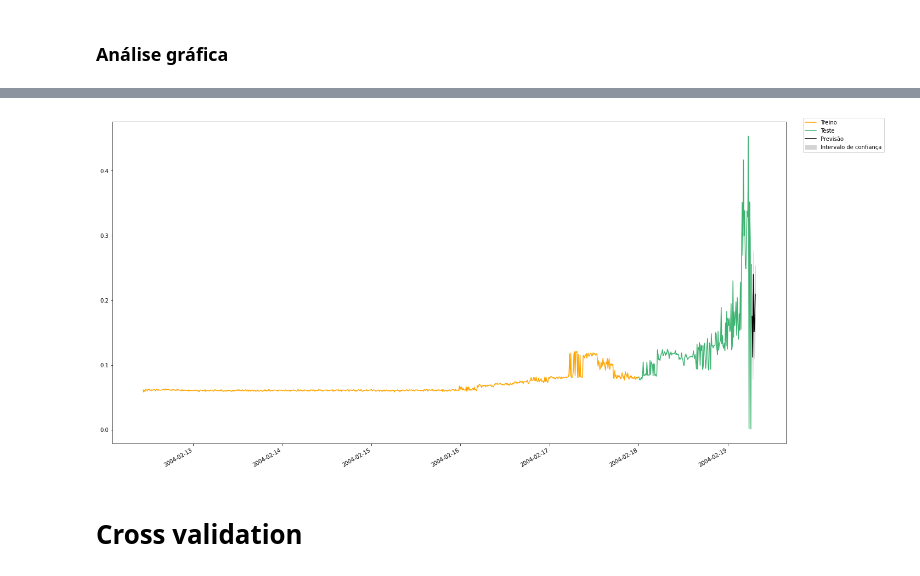
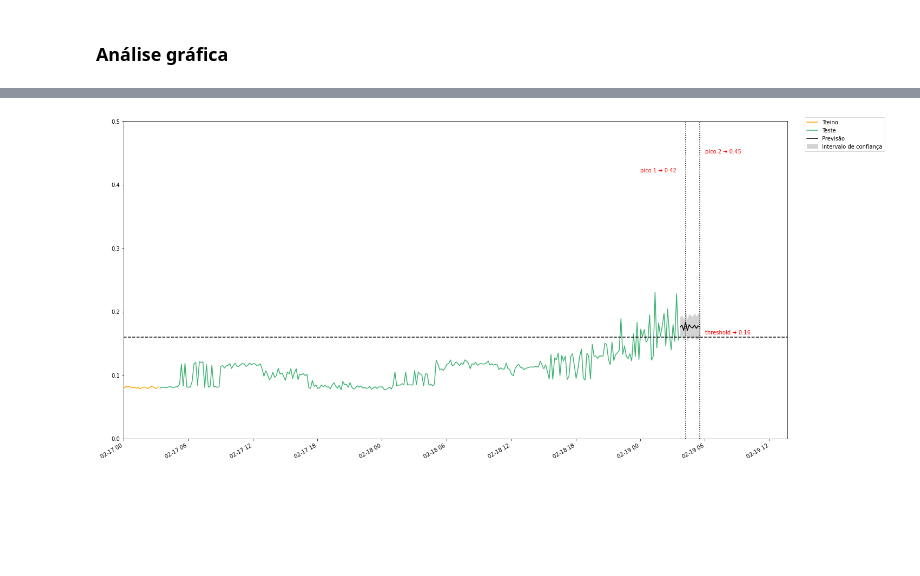
Before and after one commit to victorpecine/forecast, a Jupyter notebook: analise_vibracao.ipynb, the cells around one changed output, grey strips where cells are left out. Saved outputs shown, nothing was run; the diff lists cells and outputs as text; code cells hidden in the pictures; blank space fills up the shorter version.

```diff
--- a/analise_vibracao.ipynb
+++ b/analise_vibracao.ipynb
@@ -139,6 +171,6 @@ ARIMA(order=(3, 1, 2), scoring_args={}, suppress_warnings=True,
 # %%
-modelo = ARIMA(endog=df_rolamento,
-               order=(3, 1, 2),
+modelo = ARIMA(endog=df,
+               order=(2, 1, 5),
                freq='10min')
 
 results = modelo.fit()
@@ -161,3 +189,9 @@ test = df_rolamento.loc[df_rolamento.index >= '2004-02-18']
+# %%
+tam_treino = int(round(len(df) * 0.7, 0))
+# %%
+train = df.iloc[:tam_treino]
+
+test = df.iloc[tam_treino:]
 # %% [markdown]
 ## Interpolação
 # %% [markdown]
@@ -226,7 +285,7 @@ mae
 # %% [markdown]
 ## Extrapolação
 # %%
-pred_uc = results.get_forecast(steps=6) # 6*10 min = 60 minutos à frente
+pred_uc = results.get_forecast(steps=12) # Em cada passo deve ser considerado 10 min
 # %% [markdown]
 ### Intervalo de confiança
 # %%
@@ -237,6 +296,7 @@ pred_ic = pred_uc.conf_int()
 fig, ax = plt.subplots(figsize=(22, 12))
 
 train.plot(ax=ax, color='orange')
+
 test.plot(ax=ax, color='mediumseagreen')
 
 pred_uc.predicted_mean.plot(ax=ax, color='k')
@@ -248,4 +308,28 @@ ax.fill_between(pred_ic.index,
 
 ax.legend(labels=['Treino', 'Teste', 'Previsão', 'Intervalo de confiança'],
           bbox_to_anchor=(1.15, 1.02))
+
+ax.set_xlim(pd.to_datetime('2004-02-17'))
+ax.set_ylim(0, 0.5)
+
+ax.axvline('2004-02-19 04:12:39', color='black', linestyle=':')
+
+ax.axvline('2004-02-19 05:32:39', color='black', linestyle=':')
+
+ax.axhline(lim_sup, color='black', linestyle='--')
+
+ax.annotate(s='threshold ➜ ' + str(lim_sup),
+            xy=(pd.to_datetime('2004-02-19'), lim_sup),
+            xytext=(pd.to_datetime('2004-02-19 06:02:39'), lim_sup + 0.005),
+            color='r')
+
+ax.annotate(s='pico 1 ➜ ' + str(pico_1),
+            xy=(pd.to_datetime('2004-02-19'), pico_1),
+            xytext=(pd.to_datetime('2004-02-19'), pico_1),
+            color='r')
+
+ax.annotate(s='pico 2 ➜ ' + str(pico_2),
+            xy=(pd.to_datetime('2004-02-19'), pico_2),
+            xytext=(pd.to_datetime('2004-02-19 06:02:39'), pico_2),
+            color='r')
 # %% [output]
@@ -253,3 +337 @@ ax.legend(labels=['Treino', 'Teste', 'Previsão', 'Intervalo de confiança'],
-[figure, old version]
+[figure, new version]
-# %% [markdown]
-# Cross validation
```
Also changed, not shown: parts of 29 cells of this notebook.
